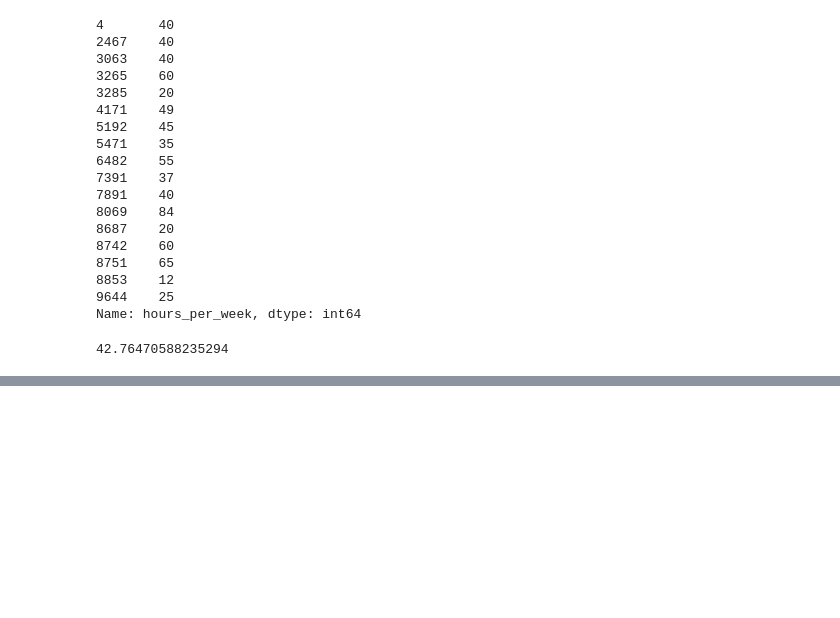
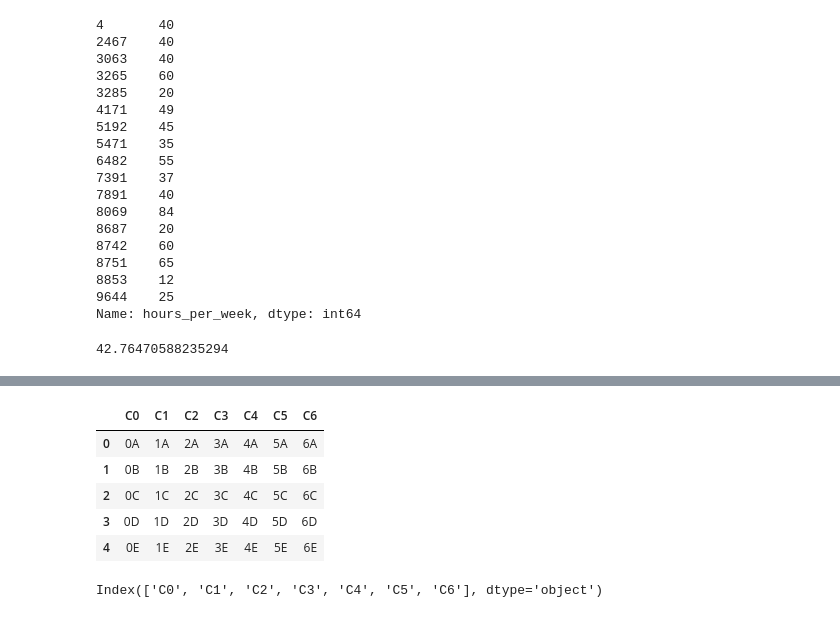
Before and after one commit to atzzom/datasc, a Jupyter notebook: indexing.ipynb, the cells around one changed output, grey strips where cells are left out. Cells and saved outputs as stored; diff of their text form; code cells hidden in the pictures; blank space fills up the shorter version.

Commit message:
004 indexing tutorial from medium: towards data science

```diff
--- a/indexing.ipynb
+++ b/indexing.ipynb
@@ -182,0 +194,15 @@ nan
+# %%
+B = pd.read_excel('B.xlsx')
+# %%
+B
+# %% [output]
+|  | C0 | C1 | C2 | C3 | C4 | C5 | C6 |
+| 0 | 0A | 1A | 2A | 3A | 4A | 5A | 6A |
+| 1 | 0B | 1B | 2B | 3B | 4B | 5B | 6B |
+| 2 | 0C | 1C | 2C | 3C | 4C | 5C | 6C |
+| 3 | 0D | 1D | 2D | 3D | 4D | 5D | 6D |
+| 4 | 0E | 1E | 2E | 3E | 4E | 5E | 6E |
+# %%
+B.columns
+# %% [output]
+Index(['C0', 'C1', 'C2', 'C3', 'C4', 'C5', 'C6'], dtype='object')
```
Also changed, not shown: parts of 19 cells of this notebook, 2 other files.
